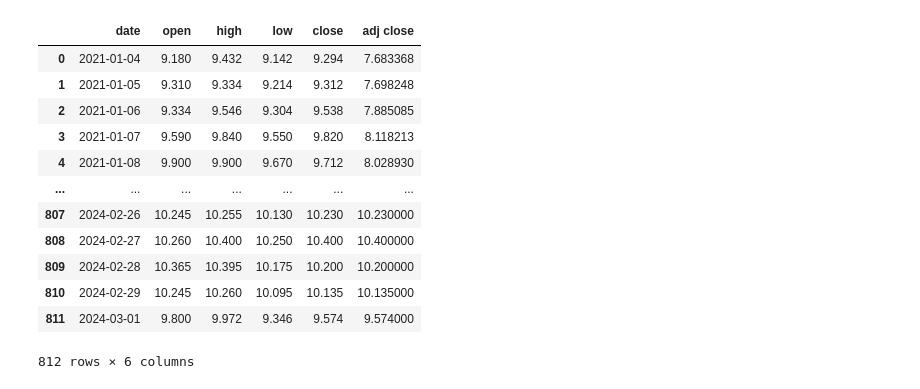
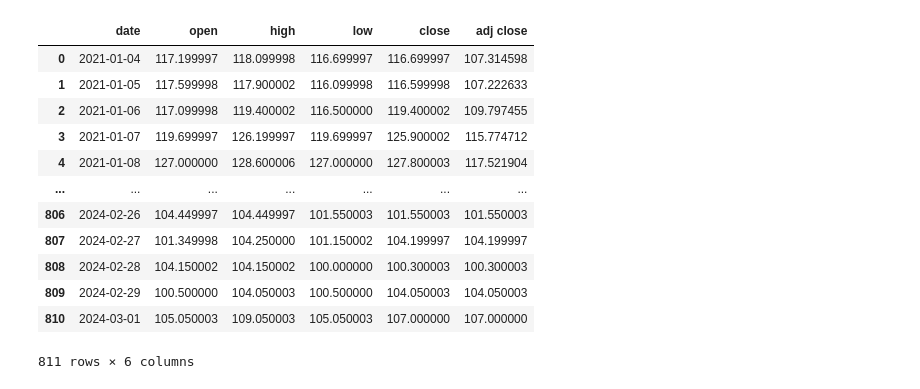
Before and after one commit to javicastano77/IBEX-35-Analysis, a Jupyter notebook: model_omp/model_template.ipynb, the cells around one changed output. Drawn from its saved outputs; the diff is of its cells as text; code cells hidden in the pictures.

```diff
--- a/model_omp/model_template.ipynb
+++ b/model_omp/model_template.ipynb
@@ -19,24 +19,24 @@ def primera_llamada(name):
     name = pd.DataFrame(name[(name['date'] >= fecha_inicio) & (name['date'] <= fecha_fin)]).reset_index(drop=True)
 
     return name
-# %%
-acerinox = primera_llamada('Acerinox')
-
-acerinox
-# %% [output]
-|  | date | open | high | low | close | adj close |
-| 0 | 2021-01-04 | 9.180 | 9.432 | 9.142 | 9.294 | 7.683368 |
-| 1 | 2021-01-05 | 9.310 | 9.334 | 9.214 | 9.312 | 7.698248 |
-| 2 | 2021-01-06 | 9.334 | 9.546 | 9.304 | 9.538 | 7.885085 |
-| 3 | 2021-01-07 | 9.590 | 9.840 | 9.550 | 9.820 | 8.118213 |
-| 4 | 2021-01-08 | 9.900 | 9.900 | 9.670 | 9.712 | 8.028930 |
-| ... | ... | ... | ... | ... | ... | ... |
-| 807 | 2024-02-26 | 10.245 | 10.255 | 10.130 | 10.230 | 10.230000 |
-| 808 | 2024-02-27 | 10.260 | 10.400 | 10.250 | 10.400 | 10.400000 |
-| 809 | 2024-02-28 | 10.365 | 10.395 | 10.175 | 10.200 | 10.200000 |
-| 810 | 2024-02-29 | 10.245 | 10.260 | 10.095 | 10.135 | 10.135000 |
-| 811 | 2024-03-01 | 9.800 | 9.972 | 9.346 | 9.574 | 9.574000 |
-812 rows × 6 columns
+# %%
+acciona = primera_llamada('Acciona')
+
+acciona
+# %% [output]
+|  | date | open | high | low | close | adj close |
+| 0 | 2021-01-04 | 117.199997 | 118.099998 | 116.699997 | 116.699997 | 107.314598 |
+| 1 | 2021-01-05 | 117.599998 | 117.900002 | 116.099998 | 116.599998 | 107.222633 |
+| 2 | 2021-01-06 | 117.099998 | 119.400002 | 116.500000 | 119.400002 | 109.797455 |
+| 3 | 2021-01-07 | 119.699997 | 126.199997 | 119.699997 | 125.900002 | 115.774712 |
+| 4 | 2021-01-08 | 127.000000 | 128.600006 | 127.000000 | 127.800003 | 117.521904 |
+| ... | ... | ... | ... | ... | ... | ... |
+| 806 | 2024-02-26 | 104.449997 | 104.449997 | 101.550003 | 101.550003 | 101.550003 |
+| 807 | 2024-02-27 | 101.349998 | 104.250000 | 101.150002 | 104.199997 | 104.199997 |
+| 808 | 2024-02-28 | 104.150002 | 104.150002 | 100.000000 | 100.300003 | 100.300003 |
+| 809 | 2024-02-29 | 100.500000 | 104.050003 | 100.500000 | 104.050003 | 104.050003 |
+| 810 | 2024-03-01 | 105.050003 | 109.050003 | 105.050003 | 107.000000 | 107.000000 |
+811 rows × 6 columns
 # %%
 
 def preparar_modelo(DF):
```
Also changed, not shown: parts of 7 cells of this notebook, 3 other files.
